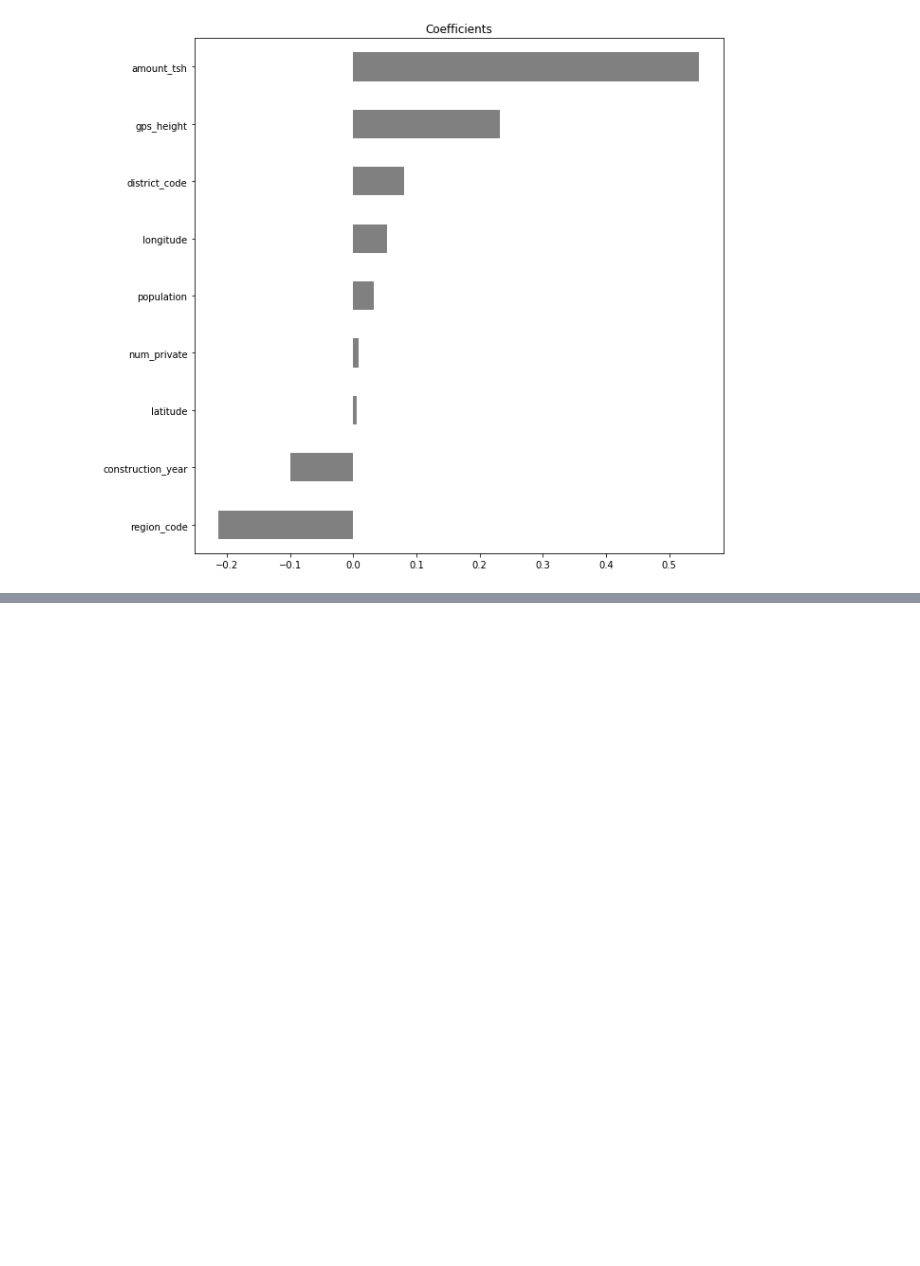
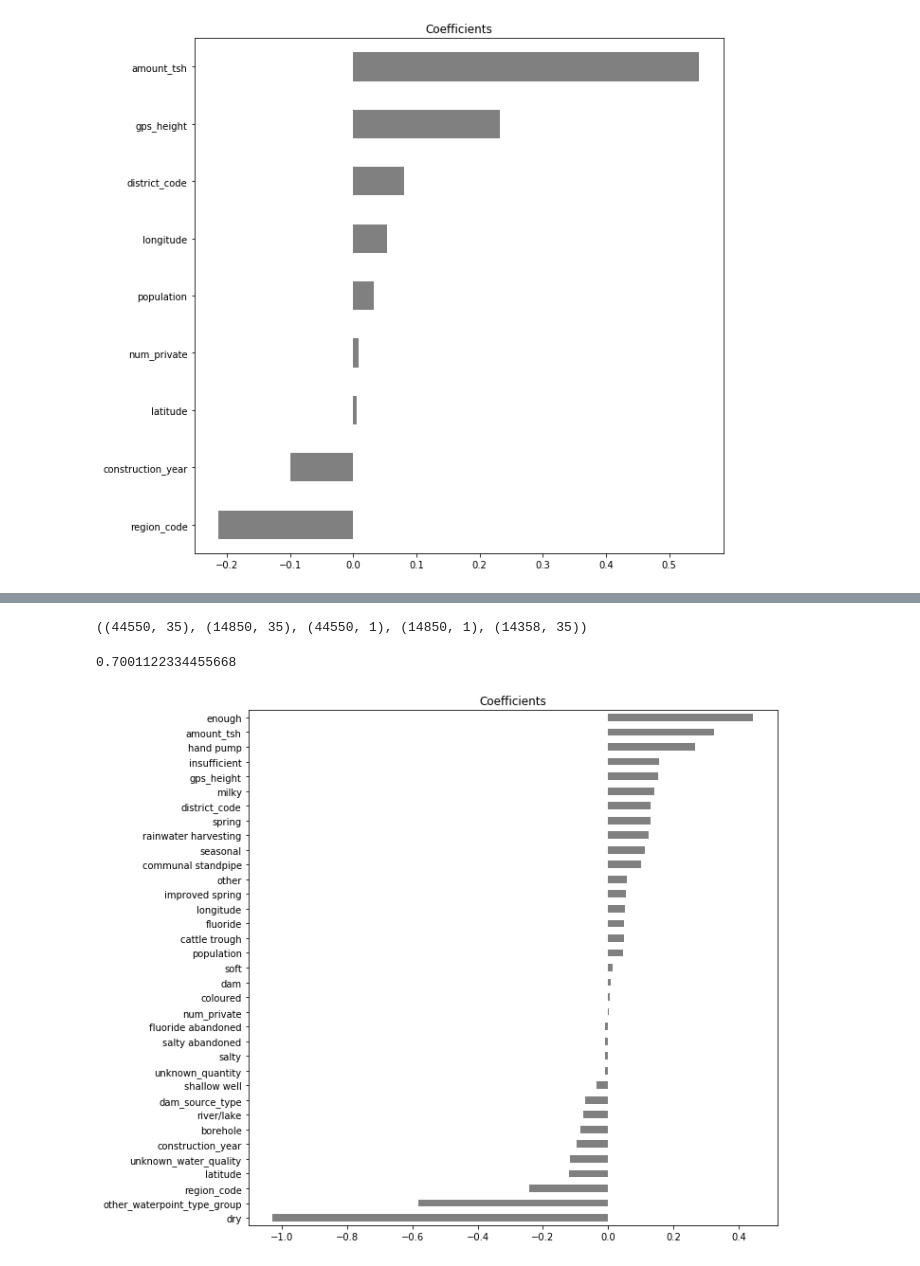
Before and after one commit to krsmith/DS_Unit2_Project, a Jupyter notebook: Unit2_Project_Notebook.ipynb, the cells around one changed output, grey strips where cells are left out. Cells and saved outputs as stored; diff of their text form; code cells hidden in the pictures; blank space fills up the shorter version.

```diff
--- a/Unit2_Project_Notebook.ipynb
+++ b/Unit2_Project_Notebook.ipynb
@@ -244,0 +266,35 @@ memory usage: 18.1+ MB
+# %%
+X_df['source_type'] = X_df['source_type'].replace('unknown', 'unknown_source_type')
+X_df['source_type'] = X_df['source_type'].replace('dam', 'dam_source_type')
+oh_st = pd.get_dummies(X_df['source_type'])
+X_df = X_df.drop(columns ='source_type')
+X_df = X_df.join(oh_st)
+
+X_test_df['source_type'] = X_test_df['source_type'].replace('unknown', 'unknown_source_type')
+X_test_df['source_type'] = X_test_df['source_type'].replace('dam', 'dam_source_type')
+t_oh_wq = pd.get_dummies(X_test_df['source_type'])
+X_test_df = X_test_df.drop(columns ='source_type')
+X_test_df = X_test_df.join(t_oh_wq)
+# %%
+#PASS 2 with some one hot encoding columns
+
+X = X_df.select_dtypes('number')
+X = X.drop(columns='id')
+X = scale(X)
+
+X_test_sc = X_test_df.drop(columns='id')
+X_test_sc = X_test_sc.select_dtypes('number')
+X_test_sc = scale(X_test_sc)
+# %%
+X_train, X_test, y_train, y_test = train_test_split(
+        X, y, train_size=0.75, test_size=0.25, random_state=42, shuffle=True)
+
+X_train.shape, X_test.shape, y_train.shape, y_test.shape, X_test_sc.shape
+# %% [output]
+((44550, 35), (14850, 35), (44550, 1), (14850, 1), (14358, 35))
+# %%
+logreg.fit(X_train,y_train)
+y_pred = logreg.predict(X_train)
+accuracy_score(y_train,y_pred)
+# %% [output]
+0.7001122334455668
@@ -244,0 +318,10 @@ memory usage: 18.1+ MB
+# %%
+plt.figure(figsize=(10,10))
+plt.title('Coefficients')
+new_X = X_df.drop(columns='id')
+
+coefficients = logreg.fit(X_train, y_train).coef_[0]
+feature_names = new_X.select_dtypes('number').columns
+pd.Series(coefficients, feature_names).sort_values().plot.barh(color='gray');
+# %% [output]
+[figure, added]
```
Also changed, not shown: parts of 17 cells of this notebook, 1 other file.
